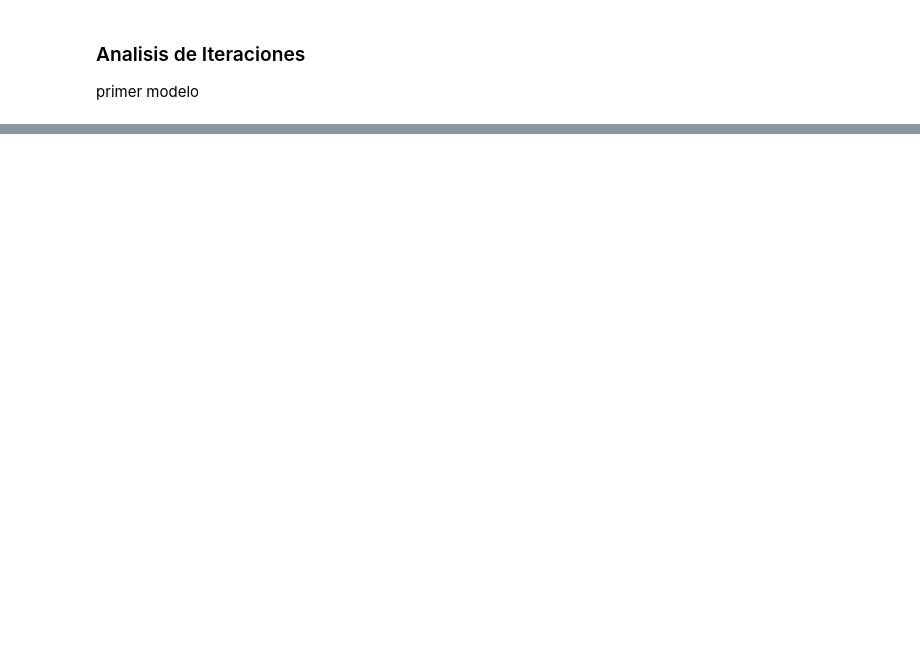
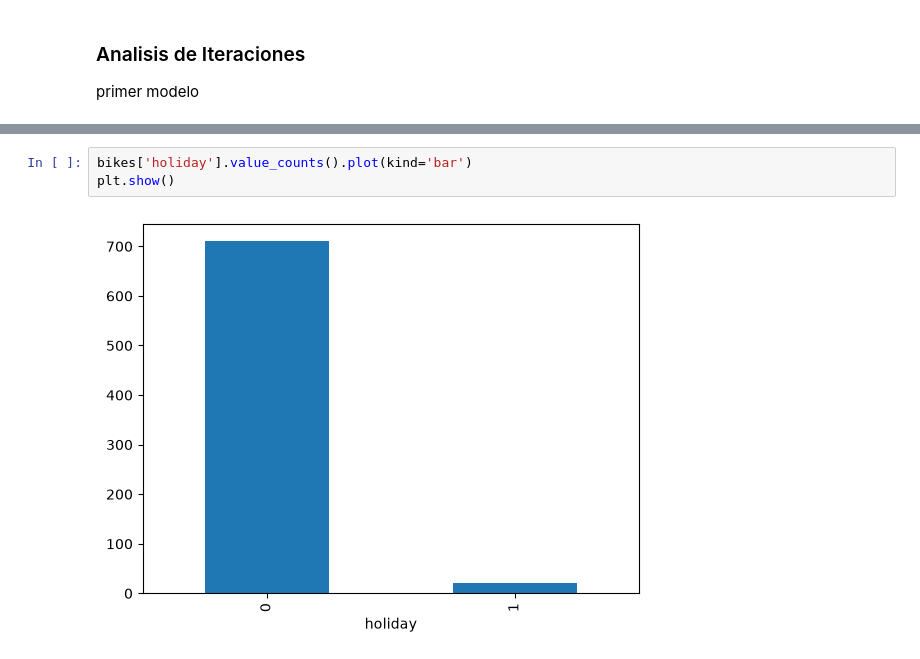
Before and after one commit to cvva/ingswsenati, a Jupyter notebook: Mod_Paq_ML/4_estadistica/10_regresion_lineal_multiple.ipynb, the cells around one changed output, grey strips where cells are left out. Drawn from its saved outputs; the diff is of its cells as text; blank space fills up the shorter version.

```diff
--- a/Mod_Paq_ML/4_estadistica/10_regresion_lineal_multiple.ipynb
+++ b/Mod_Paq_ML/4_estadistica/10_regresion_lineal_multiple.ipynb
@@ -193,0 +222,5 @@ plt.show()
+# %%
+bikes['holiday'].value_counts().plot(kind='bar')
+plt.show()
+# %% [output]
+[figure, added]
```
Also changed, not shown: parts of 20 cells of this notebook.
